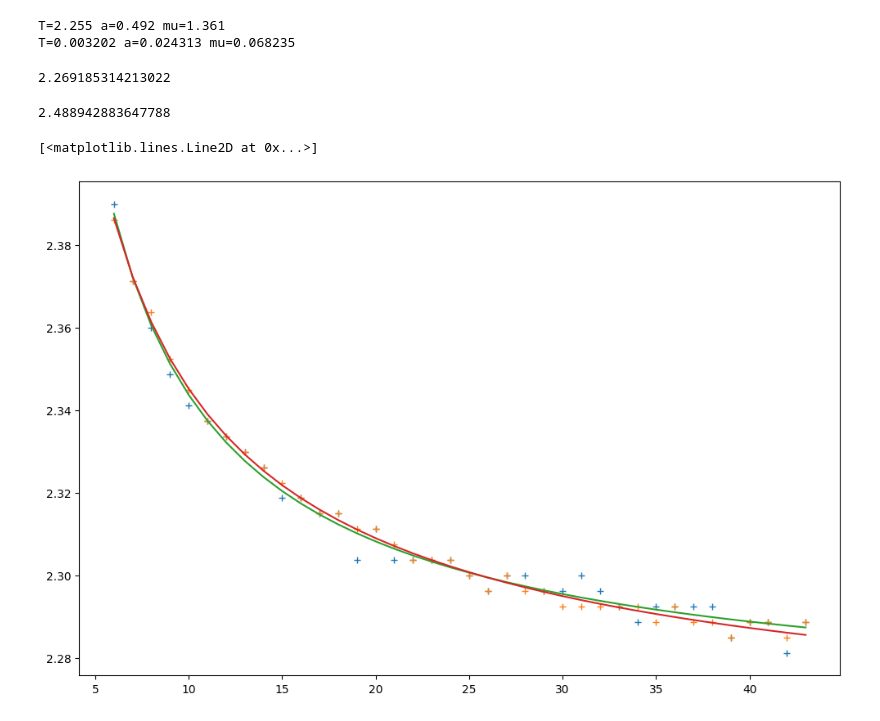
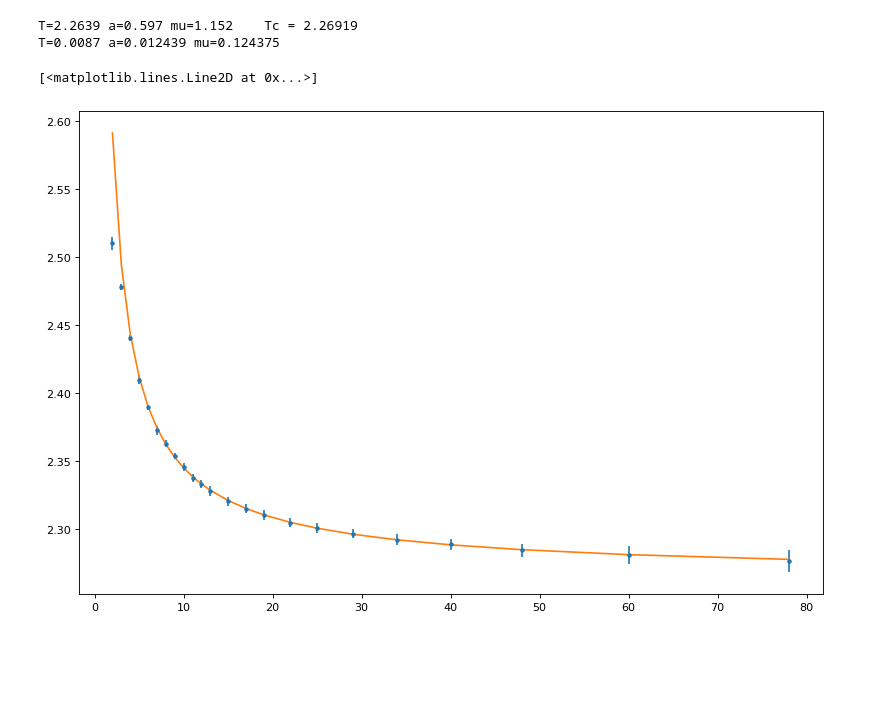
Before and after one commit to ashmat98/ising-model, a Jupyter notebook: python/heat-capacity.ipynb, the cells around one changed output. Drawn from its saved outputs; the diff is of its cells as text; code cells hidden in the pictures; blank space fills up the shorter version.

```diff
--- a/python/heat-capacity.ipynb
+++ b/python/heat-capacity.ipynb
@@ -63,6 +72,9 @@ with open("heat-capac-4-44.pkl", "wb")as f:
     pickle.dump(results, f)
+# %%
+with open("heat-capac-2-96.pkl", "rb") as f:
+    results = pickle.load(f)
 # %%
-df = pd.DataFrame(results, columns=["N", "temp", "len(Es)", "pos1","pos2", "mean_E", "std_E"])
+df = pd.DataFrame(results, columns=["N", "temp", "len(Es)", "pos1","pos2", "mean_E", "std_E", "E^3", "E^4"])
 df["C"] = df.std_E**2/df.temp**2
 # %%
 gb = df.groupby("N")
@@ -105,0 +157,15 @@ from scipy.optimize import curve_fit
+# %%
+df4 = gb.get_group(60)
+plt.plot(df4.temp, df4.C/N**2,"+", label=f"{N}")
+
+def f(x, p, a, b):
+        return a - b*abs(x-(p))**(2)
+popt, popt_cov = curve_fit(f, df4.temp, df4.C/N**2, maxfev=3000,
+                                  p0=[TTc+0.3, 1.5, 1])
+plt.plot(df4.temp, f(df4.temp, *popt))
+plt.scatter(popt[0], f(popt[0], *popt), c="g", s=80)
+
+pid = find_peak(df4.C, l=5, r=30)
+plt.scatter(df4.temp.iloc[pid], df4.C.iloc[pid]/N**2, c="r")
+pid = find_peak(df4.C, l=10, r=60)
+plt.scatter(df4.temp.iloc[pid], df4.C.iloc[pid]/N**2, c="b", s=15)
@@ -119,24 +189,20 @@ T=0.003948 a=0.057491 mu=0.086249
 # %%
-Tc, a, mu = popt2
-print(f"T={Tc:0.3f} a={a:0.3f} mu={mu:0.3f}")
+l,r=5,-5
+popt3, popt3_cov = curve_fit(f, Ns[l:r], Tcs3[l:r], sigma=np.array(Tcs3_err)[l:r])
+
+Tc, a, mu = popt3
+print(f"T={Tc:0.4f} a={a:0.3f} mu={mu:0.3f}    Tc = {TTc:0.5f}")
 Tc_err, a_err, mu_err = np.sqrt(popt2_cov.diagonal())
-print(f"T={Tc_err:0.6f} a={a_err:0.6f} mu={mu_err:0.6f}")
+print(f"T={Tc_err:0.4f} a={a_err:0.6f} mu={mu_err:0.6f}")
 # %% [output]
-T=2.255 a=0.492 mu=1.361
-T=0.003202 a=0.024313 mu=0.068235
+T=2.2639 a=0.597 mu=1.152    Tc = 2.26919
+T=0.0087 a=0.012439 mu=0.124375
-# %%
-2/np.log(1+np.sqrt(2))
-# %% [output]
-2.269185314213022
-# %%
-f(3, *popt1)
-# %% [output]
-2.488942883647788
 # %%
-plt.plot(Ns, Tcs1, "+")
-plt.plot(Ns, Tcs2, "+")
-plt.plot(Ns, f(np.array(Ns), *popt1))
-plt.plot(Ns, f(np.array(Ns), *popt2))
+# plt.plot(Ns, Tcs1, "+")
+# plt.plot(Ns, Tcs2, "+")
+plt.errorbar(Ns, Tcs3, yerr=np.array(Tcs3_err)*10, fmt=".")
+# plt.plot(Ns, f(np.array(Ns), *popt1))
+plt.plot(Ns, f(np.array(Ns), *popt3))
 # %% [output]
 [<matplotlib.lines.Line2D at 0x...>]
-[figure, old version]
+[figure, new version]
```
Also changed, not shown: parts of 51 cells of this notebook, 1 other file.
